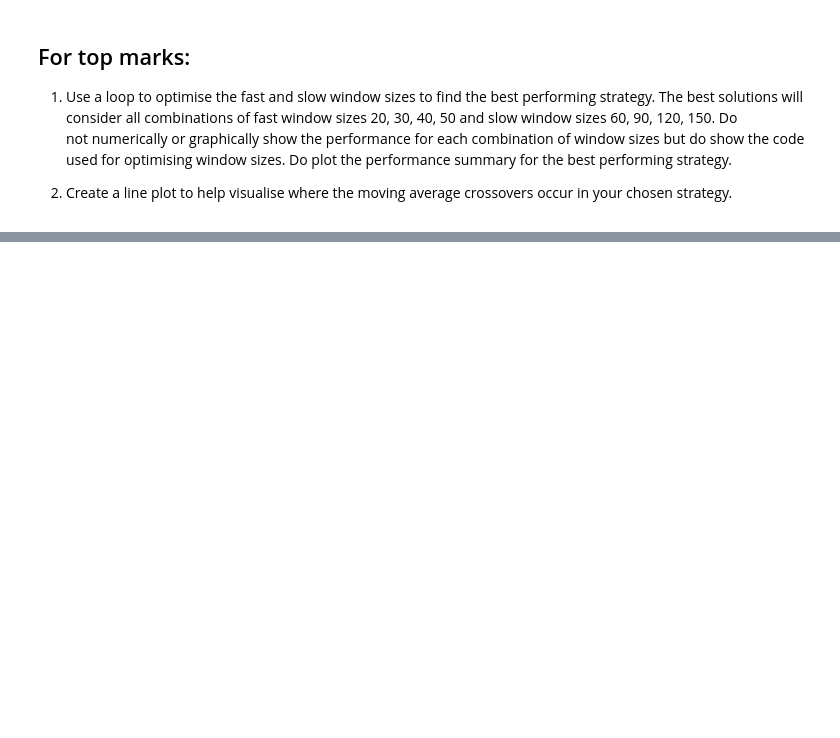
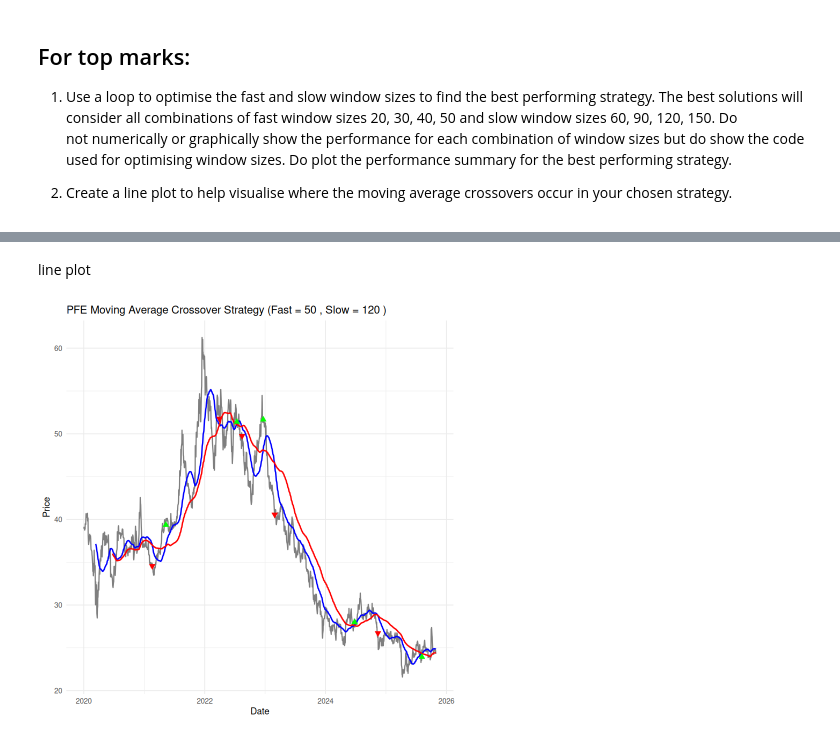
Before and after one commit to mg825/R_Assignment_1, a Jupyter notebook: Assignment-3/code3.ipynb, the cells around one changed output, grey strips where cells are left out. Cells and saved outputs as stored; diff of their text form; code cells hidden in the pictures; blank space fills up the shorter version.

```diff
--- a/Assignment-3/code3.ipynb
+++ b/Assignment-3/code3.ipynb
@@ -313,19 +301,0 @@ use loop to solve for window sizes
-# %%
-w_fast = 50
-w_slow = 200
-
-for (i in 1:5) { ## fast window sizes 10 - 50
-
-}
-
-df_best_pfe_strategy = data_pfe_2020 %>%
-  group_by(tic) %>%
-  mutate(fast_ma = f_fast_MA(prccd, w_fast)) %>%
-  mutate(slow_ma = f_slow_MA(prccd, w_slow)) %>%
-  mutate(row_num = row_number()) %>%
-  select(row_num, datadate, tic, prccd, fast_ma, slow_ma)
-
-best_pfe_xts = xts(df_best_pfe_strategy$prccd, df_best_pfe_strategy$datadate)
-best_signals = sign(f_fast_MA(best_pfe_xts) - f_slow_MA(best_pfe_xts))
-
-strategyReturns(pfe_xts, signals)
@@ -338,0 +350,40 @@ strategyReturns(pfe_xts, signals)
+# %% [markdown]
+line plot
+# %%
+# Extract the best parameters
+best_fast <- best$fast
+best_slow <- best$slow
+
+# Recalculate MAs and signals for the best combo
+fast_best <- f_fast_MA(pfe_xts, window = best_fast)
+slow_best <- f_slow_MA(pfe_xts, window = best_slow)
+sig_best <- signals(fast_best, slow_best)
+
+# Identify crossover points (buy/sell signals)
+crossover_points <- which(diff(sig_best) != 0)
+buy_points <- crossover_points[sig_best[crossover_points + 1] == 1]
+sell_points <- crossover_points[sig_best[crossover_points + 1] == -1]
+
+# Convert to data frame for ggplot
+plot_data <- data.frame(
+  Date = index(pfe_xts),
+  Price = as.numeric(pfe_xts),
+  Fast_MA = as.numeric(fast_best),
+  Slow_MA = as.numeric(slow_best)
+)
+
+# Plot price, MAs, crossovers and signals
+ggplot(plot_data, aes(x = Date)) +
+  geom_line(aes(y = Price), color = "grey50", linewidth = 0.7) +
+  geom_line(aes(y = Fast_MA), color = "blue", linewidth = 0.8) +
+  geom_line(aes(y = Slow_MA), color = "red", linewidth = 0.8) +
+  geom_point(data = plot_data[buy_points, ], aes(y = Price), color = "green", size = 2, shape = 24, fill = "green") +
+  geom_point(data = plot_data[sell_points, ], aes(y = Price), color = "red", size = 2, shape = 25, fill = "red") +
+  labs(
+    title = paste("PFE Moving Average Crossover Strategy (Fast =", best_fast, ", Slow =", best_slow, ")"),
+    y = "Price",
+    x = "Date"
+  ) +
+  theme_minimal()
+# %% [output]
+[figure, added]
```
Also changed, not shown: parts of 7 cells of this notebook.
